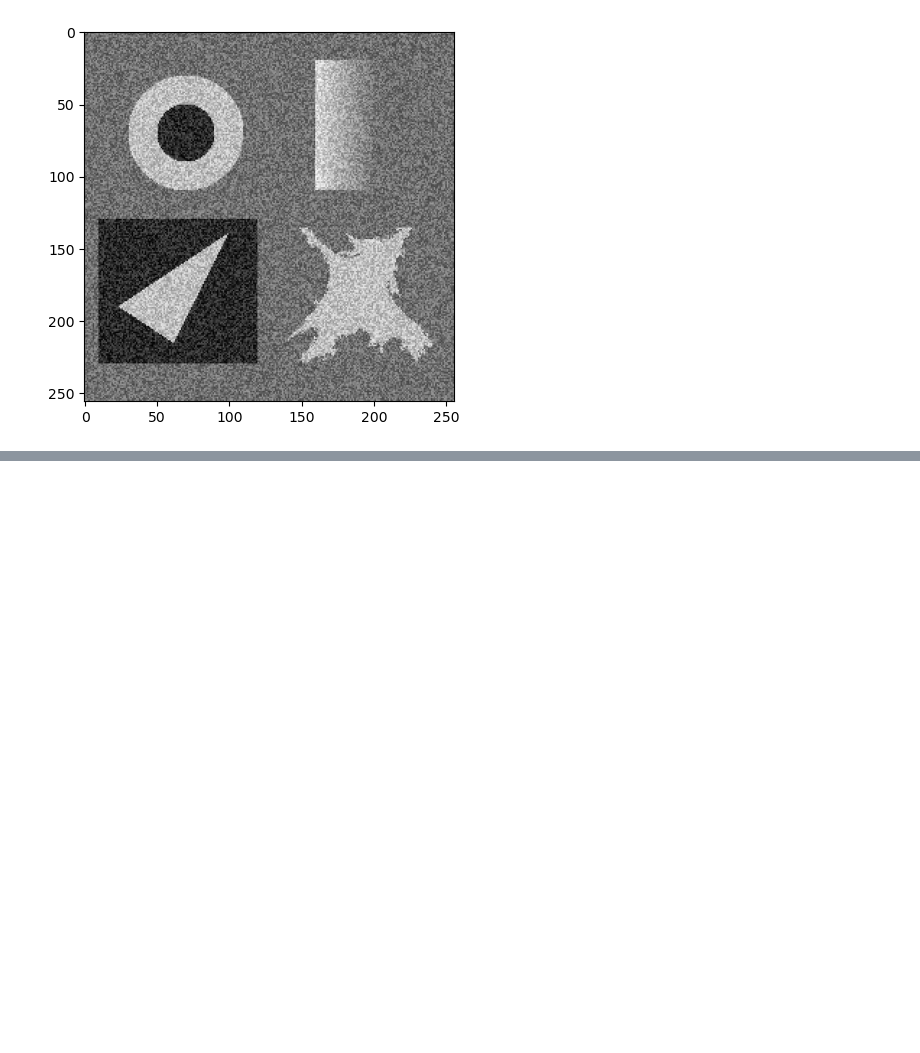
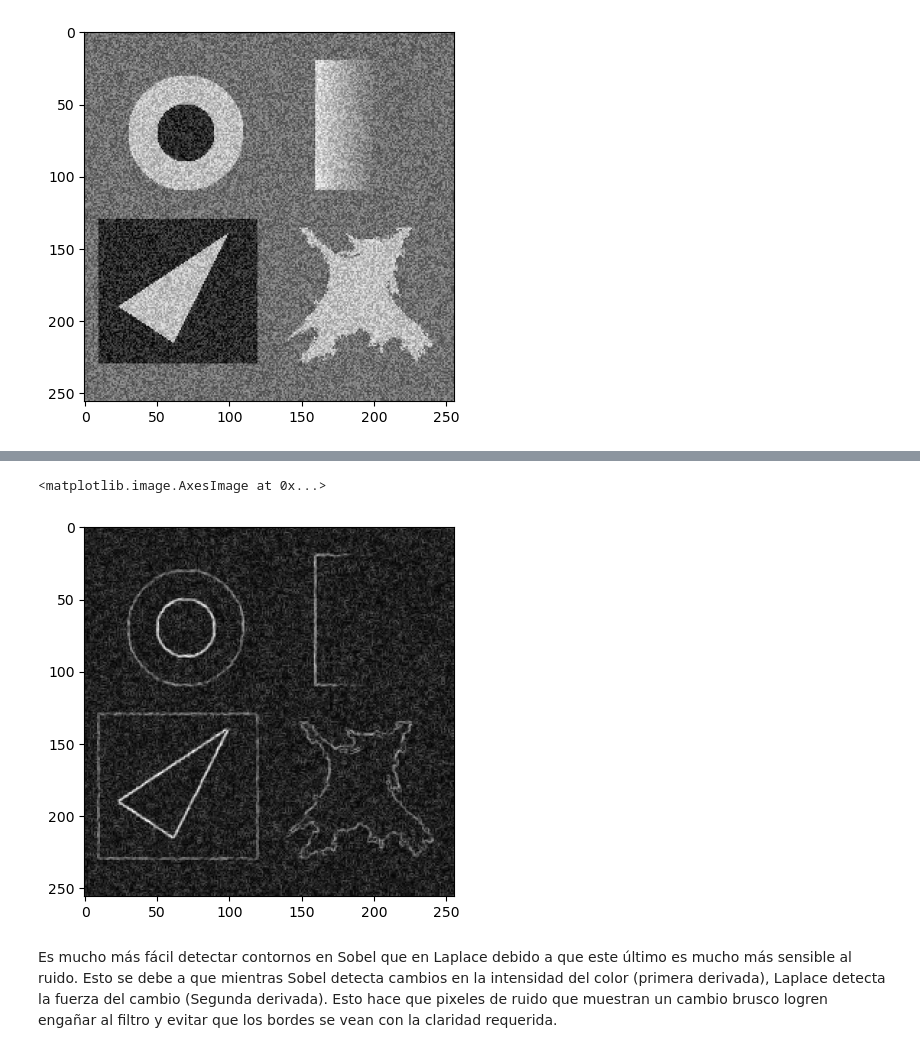
Before and after one commit to Imagenes-Vision/Taller4, a Jupyter notebook: laplacianoR.ipynb, the cells around one changed output, grey strips where cells are left out. Drawn from its saved outputs; the diff is of its cells as text; code cells hidden in the pictures; blank space fills up the shorter version.

```diff
--- a/laplacianoR.ipynb
+++ b/laplacianoR.ipynb
@@ -106,0 +110,9 @@ plt.imshow(imgBru_lap, cmap='gray')
+# %%
+from skimage.filters import sobel
+img_sobel = sobel(bruitImg)
+plt.imshow(img_sobel, cmap='gray')
+# %% [output]
+<matplotlib.image.AxesImage at 0x...>
+[figure, added]
+# %% [markdown]
+Es mucho más fácil detectar contornos en Sobel que en Laplace debido a que este último es mucho más sensible al ruido. Esto se debe a que mientras Sobel detecta cambios en la intensidad del color (primera derivada), Laplace detecta la fuerza del cambio (Segunda derivada). Esto hace que pixeles de ruido que muestran un cambio brusco logren engañar al filtro y evitar que los bordes se vean con la claridad requerida.
```
Also changed, not shown: parts of 3 cells of this notebook.
